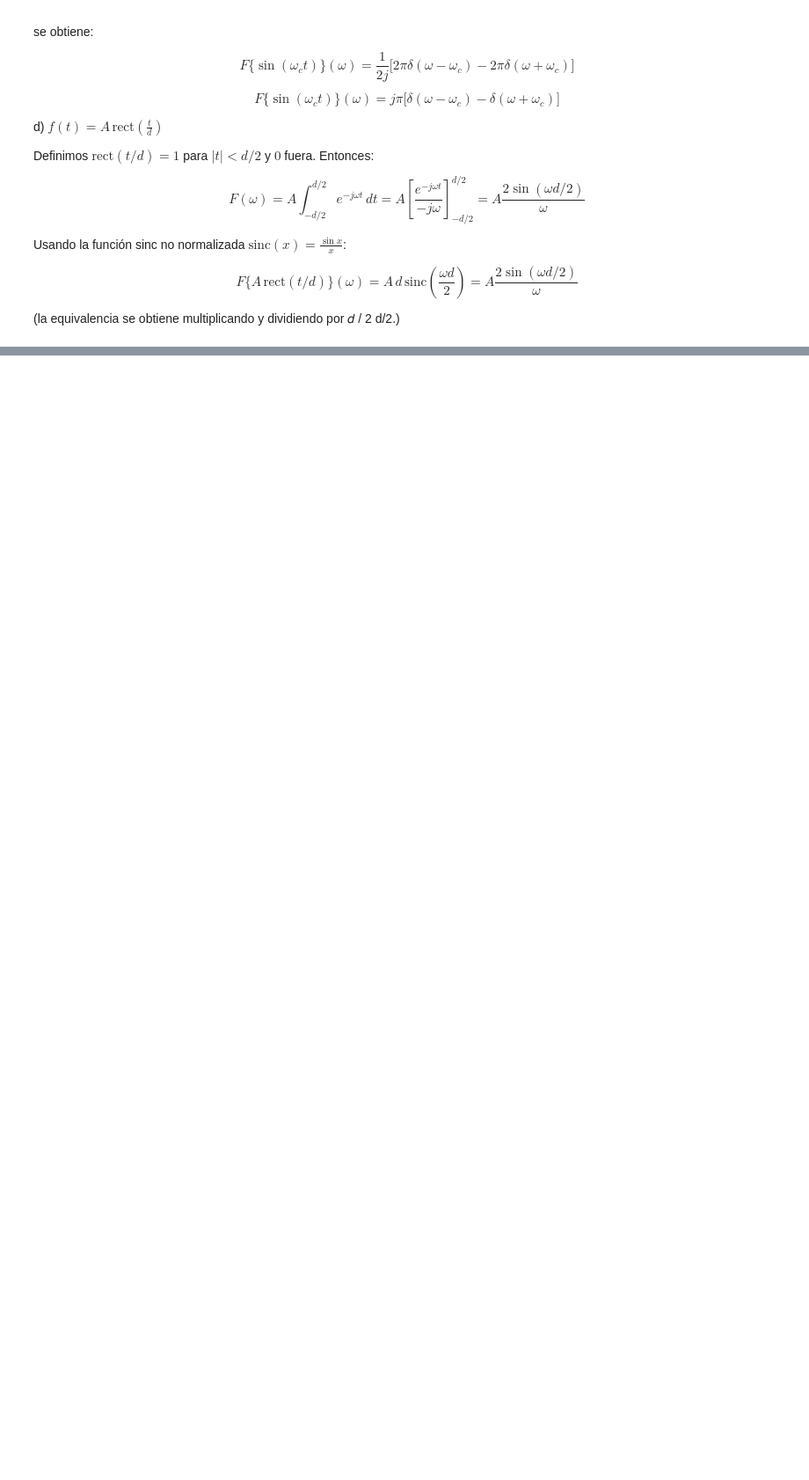
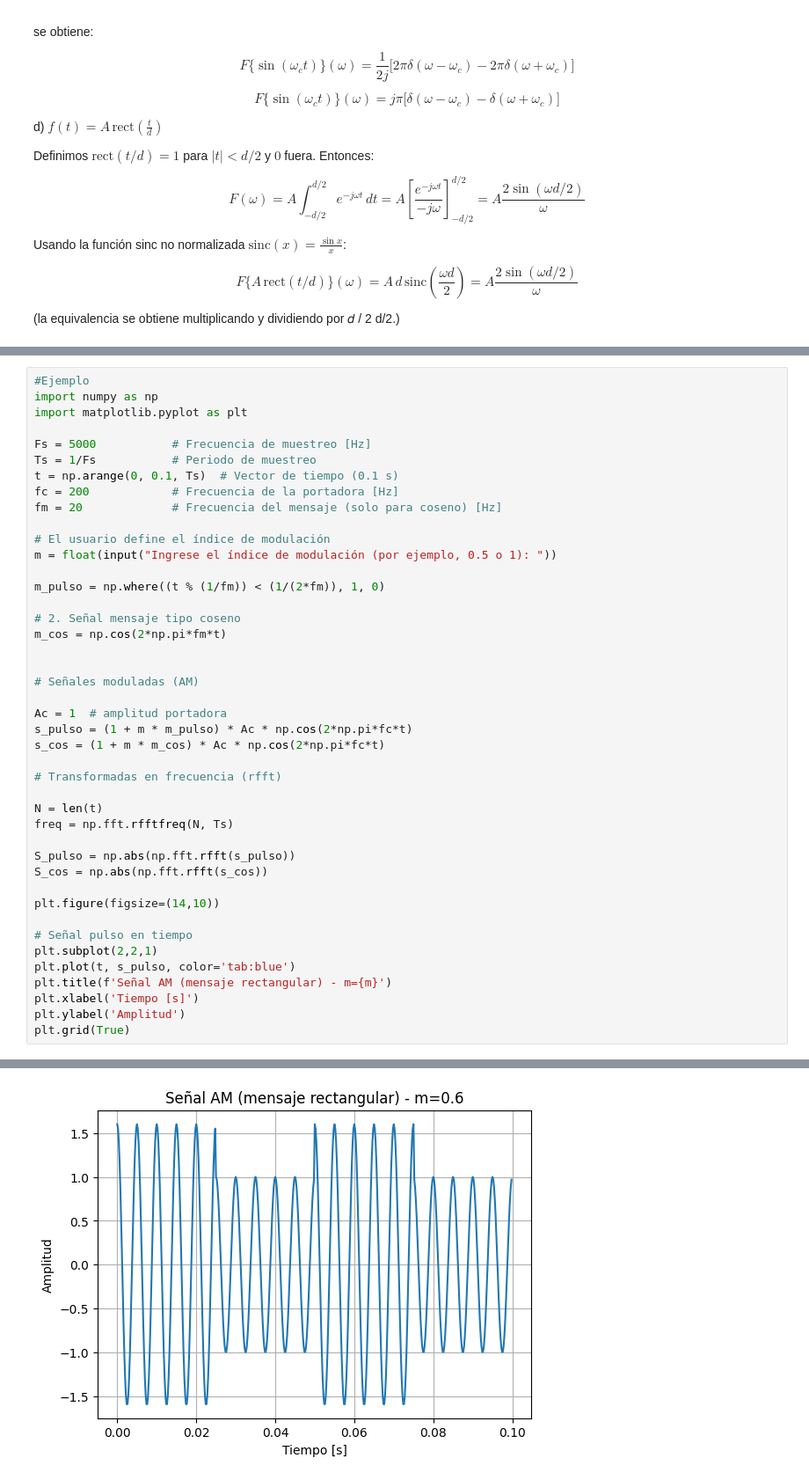
Before and after one commit to EverHernandez01/Senales_y-_Sistemas_2025_S2, a Jupyter notebook: Solución_Taller/Taller_transformada_de_furiel.ipynb, the cells around one changed output, grey strips where cells are left out. Shown at 88% size. Drawn from its saved outputs; the diff is of its cells as text; blank space fills up the shorter version.

```diff
--- a/Solución_Taller/Taller_transformada_de_furiel.ipynb
+++ b/Solución_Taller/Taller_transformada_de_furiel.ipynb
@@ -381,0 +411,44 @@ Para demostrar formalmente la igualdad o identificar la señal de tiempo corresp
+# %%
+#Ejemplo
+import numpy as np
+import matplotlib.pyplot as plt
+
+Fs = 5000           # Frecuencia de muestreo [Hz]
+Ts = 1/Fs           # Periodo de muestreo
+t = np.arange(0, 0.1, Ts)  # Vector de tiempo (0.1 s)
+fc = 200            # Frecuencia de la portadora [Hz]
+fm = 20             # Frecuencia del mensaje (solo para coseno) [Hz]
+
+# El usuario define el índice de modulación
+m = float(input("Ingrese el índice de modulación (por ejemplo, 0.5 o 1): "))
+
+m_pulso = np.where((t % (1/fm)) < (1/(2*fm)), 1, 0)
+
+# 2. Señal mensaje tipo coseno
+m_cos = np.cos(2*np.pi*fm*t)
+
+
+# Señales moduladas (AM)
+
+Ac = 1  # amplitud portadora
+s_pulso = (1 + m * m_pulso) * Ac * np.cos(2*np.pi*fc*t)
+s_cos = (1 + m * m_cos) * Ac * np.cos(2*np.pi*fc*t)
+
+# Transformadas en frecuencia (rfft)
+
+N = len(t)
+freq = np.fft.rfftfreq(N, Ts)
+
+S_pulso = np.abs(np.fft.rfft(s_pulso))
+S_cos = np.abs(np.fft.rfft(s_cos))
+
+plt.figure(figsize=(14,10))
+
+# Señal pulso en tiempo
+plt.subplot(2,2,1)
+plt.plot(t, s_pulso, color='tab:blue')
+plt.title(f'Señal AM (mensaje rectangular) - m={m}')
+plt.xlabel('Tiempo [s]')
+plt.ylabel('Amplitud')
+plt.grid(True)
+# %% [output]
@@ -381,0 +456 @@ Para demostrar formalmente la igualdad o identificar la señal de tiempo corresp
+[figure, added]
```
Also changed, not shown: parts of 5 cells of this notebook.
